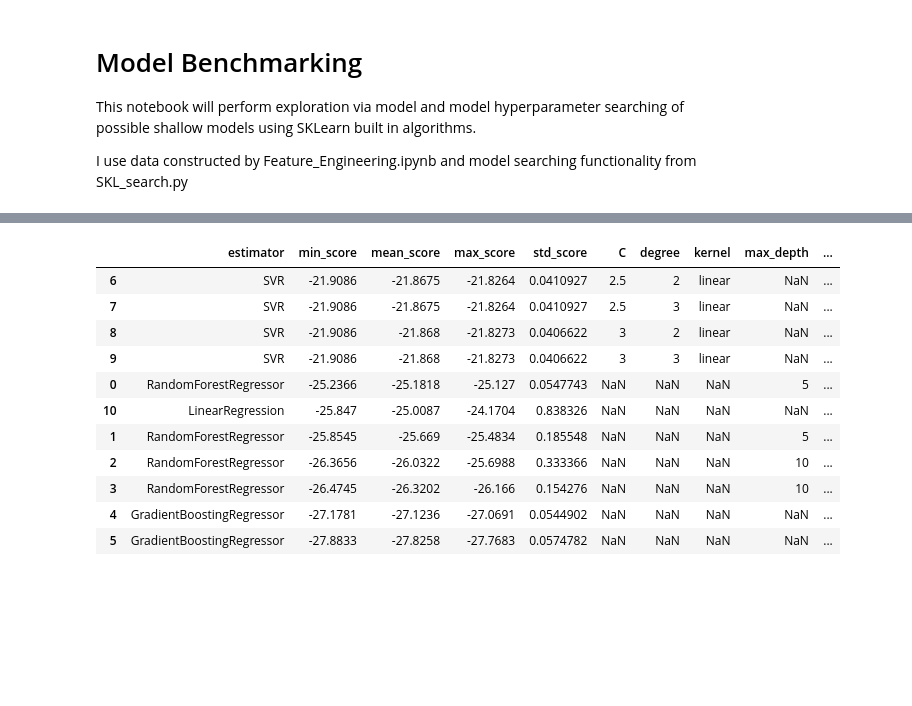
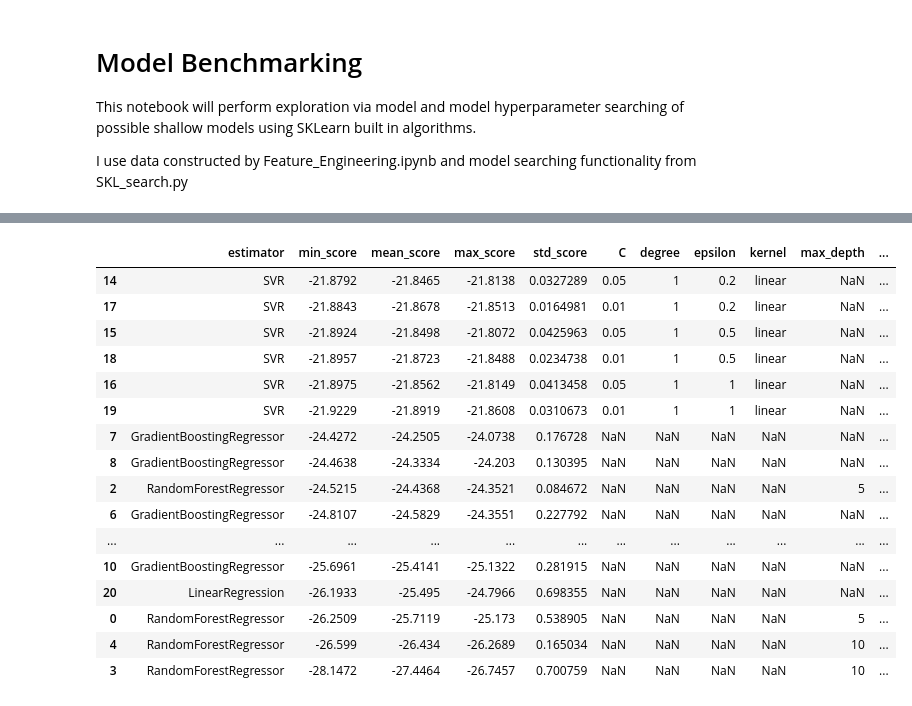
Before and after one commit to chrisgschon/DengAI, a Jupyter notebook: notebooks/Model_Benchmarking_SKL.ipynb, the cells around one changed output, grey strips where cells are left out. Drawn from its saved outputs; the diff is of its cells as text; code cells hidden in the pictures; blank space fills up the shorter version.

Commit message:
Model benchmarking and submission notebook development

```diff
--- a/notebooks/Model_Benchmarking_SKL.ipynb
+++ b/notebooks/Model_Benchmarking_SKL.ipynb
@@ -24,8 +26,9 @@ feature_path = local_repo_path + r'\\data\\features'
 # %%
-sj_feature_train = pd.read_csv(feature_path + r'\\sj_train.csv', index_col=0)
-sj_feature_test = pd.read_csv(feature_path + r'\\sj_test.csv', index_col=0)
-iq_feature_train = pd.read_csv(feature_path + r'\\iq_train.csv', index_col=0)
-iq_feature_test = pd.read_csv(feature_path + r'\\iq_test.csv', index_col=0)
+output_feature_fname = 'raw_sel'
+sj_feature_train = pd.read_csv(feature_path + r'\\sj_train_' + output_feature_fname + '.csv', index_col=0).drop('weekofyear', axis = 1)
+sj_feature_test = pd.read_csv(feature_path + r'\\sj_test_' + output_feature_fname + '.csv', index_col=0)
+iq_feature_train = pd.read_csv(feature_path + r'\\iq_train_' + output_feature_fname + '.csv', index_col=0).drop('weekofyear', axis = 1)
+iq_feature_test = pd.read_csv(feature_path + r'\\iq_test_' + output_feature_fname + '.csv', index_col=0)
 # %%
 from sklearn.model_selection import train_test_split
 X_tr_sj, X_val_sj, Y_tr_sj, Y_val_sj = train_test_split(sj_feature_train.drop('total_cases', axis = 1), sj_feature_train['total_cases'], test_size = 0.05, random_state = 4)
@@ -38,23 +65,21 @@ from sklearn import linear_model
 # %%
 models1 = {
     'RandomForestRegressor': RandomForestRegressor(),
-    #'AdaBoostRegressor': AdaBoostRegressor(),
     'GradientBoostingRegressor': GradientBoostingRegressor(),
     'SVR': SVR(),
     'LinearRegression': linear_model.LinearRegression()
 }
 
 params1 = {
-    'RandomForestRegressor': { 'n_estimators': [50, 100], 'max_depth':[5,10]},
-    #'AdaBoostRegressor':  { 'base_estimator':[RandomForestClassifier(min_samples_leaf = 10)], 'n_estimators': [10, 20]},
-    'GradientBoostingRegressor': { 'n_estimators': [100,200] },
+    'RandomForestRegressor': { 'n_estimators': [5,10, 100], 'max_depth':[5,10]},
+    'GradientBoostingRegressor': { 'n_estimators': [10,20, 50, 100], 'max_features': ['auto', 'sqrt'] },
     'SVR': [
-        {'kernel': ['linear'], 'C': [2.5,3], 'degree':[2,3]}],
+        {'kernel': ['linear'], 'C': [0.05, 0.01], 'degree':[1], 'epsilon':[0.2, 0.5, 1]}],
     'LinearRegression': {'n_jobs':[-1]}
 
 }
 # %%
-helper = EstimatorSelectionHelper(models1, params1)
-helper.fit(X_tr_sj, Y_tr_sj, scoring='neg_mean_absolute_error', cv = 2)
+sj_helper = EstimatorSelectionHelper(models1, params1)
+sj_helper.fit(X_tr_sj, Y_tr_sj, scoring='neg_mean_absolute_error', cv = 2)
 # %% [output]
 Running GridSearchCV for RandomForestRegressor.
@@ -79,15 +101,21 @@ Fitting 2 folds for each of 1 candidates, totalling 2 fits
 # %%
-helper.score_summary(sort_by='min_score')
+sj_skl_models = sj_helper.score_summary(sort_by='min_score')
+sj_skl_models
 # %% [output]
-|  | estimator | min_score | mean_score | max_score | std_score | C | degree | kernel | max_depth | ... |
-| 6 | SVR | -21.9086 | -21.8675 | -21.8264 | 0.0410927 | 2.5 | 2 | linear | NaN | ... |
-| 7 | SVR | -21.9086 | -21.8675 | -21.8264 | 0.0410927 | 2.5 | 3 | linear | NaN | ... |
-| 8 | SVR | -21.9086 | -21.868 | -21.8273 | 0.0406622 | 3 | 2 | linear | NaN | ... |
-| 9 | SVR | -21.9086 | -21.868 | -21.8273 | 0.0406622 | 3 | 3 | linear | NaN | ... |
-| 0 | RandomForestRegressor | -25.2366 | -25.1818 | -25.127 | 0.0547743 | NaN | NaN | NaN | 5 | ... |
-| 10 | LinearRegression | -25.847 | -25.0087 | -24.1704 | 0.838326 | NaN | NaN | NaN | NaN | ... |
-| 1 | RandomForestRegressor | -25.8545 | -25.669 | -25.4834 | 0.185548 | NaN | NaN | NaN | 5 | ... |
-| 2 | RandomForestRegressor | -26.3656 | -26.0322 | -25.6988 | 0.333366 | NaN | NaN | NaN | 10 | ... |
-| 3 | RandomForestRegressor | -26.4745 | -26.3202 | -26.166 | 0.154276 | NaN | NaN | NaN | 10 | ... |
-| 4 | GradientBoostingRegressor | -27.1781 | -27.1236 | -27.0691 | 0.0544902 | NaN | NaN | NaN | NaN | ... |
-| 5 | GradientBoostingRegressor | -27.8833 | -27.8258 | -27.7683 | 0.0574782 | NaN | NaN | NaN | NaN | ... |
+|  | estimator | min_score | mean_score | max_score | std_score | C | degree | epsilon | kernel | max_depth | ... |
+| 14 | SVR | -21.8792 | -21.8465 | -21.8138 | 0.0327289 | 0.05 | 1 | 0.2 | linear | NaN | ... |
+| 17 | SVR | -21.8843 | -21.8678 | -21.8513 | 0.0164981 | 0.01 | 1 | 0.2 | linear | NaN | ... |
+| 15 | SVR | -21.8924 | -21.8498 | -21.8072 | 0.0425963 | 0.05 | 1 | 0.5 | linear | NaN | ... |
+| 18 | SVR | -21.8957 | -21.8723 | -21.8488 | 0.0234738 | 0.01 | 1 | 0.5 | linear | NaN | ... |
+| 16 | SVR | -21.8975 | -21.8562 | -21.8149 | 0.0413458 | 0.05 | 1 | 1 | linear | NaN | ... |
+| 19 | SVR | -21.9229 | -21.8919 | -21.8608 | 0.0310673 | 0.01 | 1 | 1 | linear | NaN | ... |
+| 7 | GradientBoostingRegressor | -24.4272 | -24.2505 | -24.0738 | 0.176728 | NaN | NaN | NaN | NaN | NaN | ... |
+| 8 | GradientBoostingRegressor | -24.4638 | -24.3334 | -24.203 | 0.130395 | NaN | NaN | NaN | NaN | NaN | ... |
+| 2 | RandomForestRegressor | -24.5215 | -24.4368 | -24.3521 | 0.084672 | NaN | NaN | NaN | NaN | 5 | ... |
+| 6 | GradientBoostingRegressor | -24.8107 | -24.5829 | -24.3551 | 0.227792 | NaN | NaN | NaN | NaN | NaN | ... |
+| ... | ... | ... | ... | ... | ... | ... | ... | ... | ... | ... | ... |
+| 10 | GradientBoostingRegressor | -25.6961 | -25.4141 | -25.1322 | 0.281915 | NaN | NaN | NaN | NaN | NaN | ... |
+| 20 | LinearRegression | -26.1933 | -25.495 | -24.7966 | 0.698355 | NaN | NaN | NaN | NaN | NaN | ... |
+| 0 | RandomForestRegressor | -26.2509 | -25.7119 | -25.173 | 0.538905 | NaN | NaN | NaN | NaN | 5 | ... |
+| 4 | RandomForestRegressor | -26.599 | -26.434 | -26.2689 | 0.165034 | NaN | NaN | NaN | NaN | 10 | ... |
+| 3 | RandomForestRegressor | -28.1472 | -27.4464 | -26.7457 | 0.700759 | NaN | NaN | NaN | NaN | 10 | ... |
```
Also changed, not shown: parts of 29 cells of this notebook, 24 other files.
